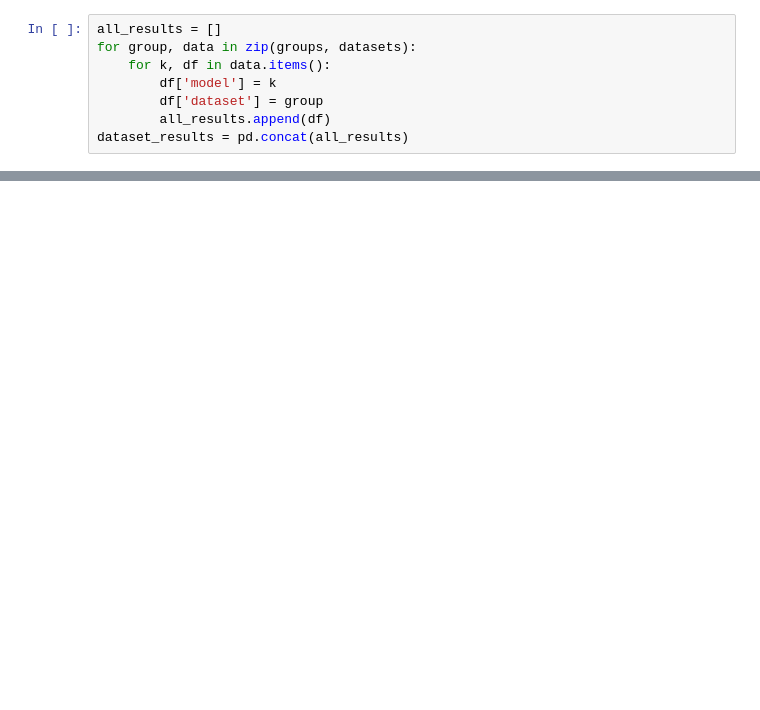
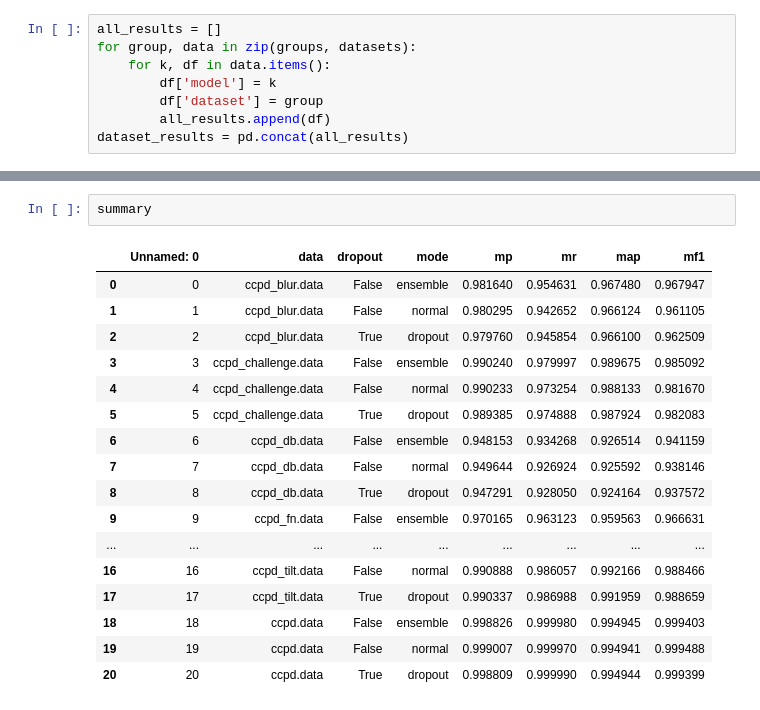
Before and after one commit to kylehiroyasu/stochastic-YOLO, a Jupyter notebook: notebooks/plots.ipynb, the cells around one changed output, grey strips where cells are left out. Cells and saved outputs as stored; diff of their text form; blank space fills up the shorter version.

```diff
--- a/notebooks/plots.ipynb
+++ b/notebooks/plots.ipynb
@@ -187,0 +195,20 @@ mean_results.entropy.plot.barh()
+# %%
+summary
+# %% [output]
+|  | Unnamed: 0 | data | dropout | mode | mp | mr | map | mf1 |
+| 0 | 0 | ccpd_blur.data | False | ensemble | 0.981640 | 0.954631 | 0.967480 | 0.967947 |
+| 1 | 1 | ccpd_blur.data | False | normal | 0.980295 | 0.942652 | 0.966124 | 0.961105 |
+| 2 | 2 | ccpd_blur.data | True | dropout | 0.979760 | 0.945854 | 0.966100 | 0.962509 |
+| 3 | 3 | ccpd_challenge.data | False | ensemble | 0.990240 | 0.979997 | 0.989675 | 0.985092 |
+| 4 | 4 | ccpd_challenge.data | False | normal | 0.990233 | 0.973254 | 0.988133 | 0.981670 |
+| 5 | 5 | ccpd_challenge.data | True | dropout | 0.989385 | 0.974888 | 0.987924 | 0.982083 |
+| 6 | 6 | ccpd_db.data | False | ensemble | 0.948153 | 0.934268 | 0.926514 | 0.941159 |
+| 7 | 7 | ccpd_db.data | False | normal | 0.949644 | 0.926924 | 0.925592 | 0.938146 |
+| 8 | 8 | ccpd_db.data | True | dropout | 0.947291 | 0.928050 | 0.924164 | 0.937572 |
+| 9 | 9 | ccpd_fn.data | False | ensemble | 0.970165 | 0.963123 | 0.959563 | 0.966631 |
+| ... | ... | ... | ... | ... | ... | ... | ... | ... |
+| 16 | 16 | ccpd_tilt.data | False | normal | 0.990888 | 0.986057 | 0.992166 | 0.988466 |
+| 17 | 17 | ccpd_tilt.data | True | dropout | 0.990337 | 0.986988 | 0.991959 | 0.988659 |
+| 18 | 18 | ccpd.data | False | ensemble | 0.998826 | 0.999980 | 0.994945 | 0.999403 |
+| 19 | 19 | ccpd.data | False | normal | 0.999007 | 0.999970 | 0.994941 | 0.999488 |
+| 20 | 20 | ccpd.data | True | dropout | 0.998809 | 0.999990 | 0.994944 | 0.999399 |
```
Also changed, not shown: parts of 8 cells of this notebook, 2 other files.
